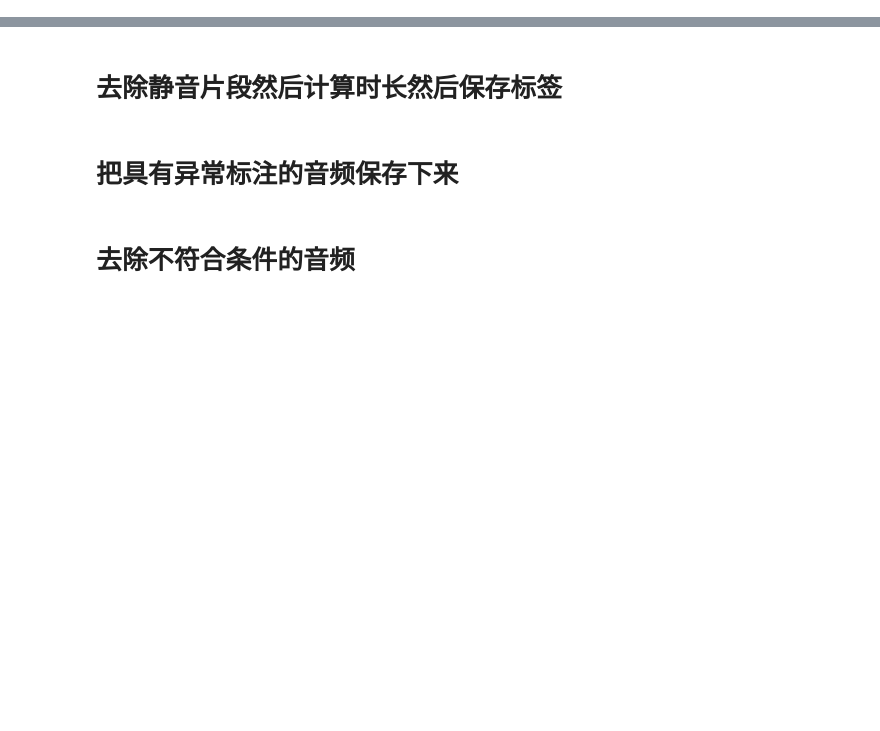
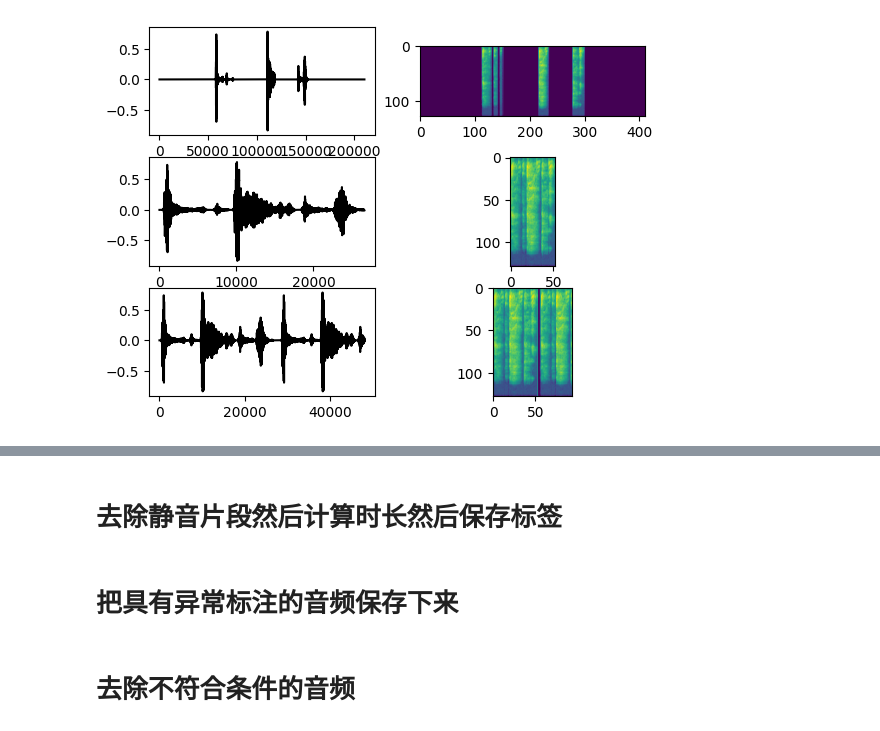
Before and after one commit to ZhaoKe1024/SoundDL-CoughVID, a Jupyter notebook: soundexplore.ipynb, the cells around one changed output, grey strips where cells are left out. Cells and saved outputs as stored; diff of their text form; code cells hidden in the pictures; blank space fills up the shorter version.

```diff
--- a/soundexplore.ipynb
+++ b/soundexplore.ipynb
@@ -19,0 +1,18 @@ plt.show()
+# %%
+import matplotlib.pyplot as plt
+from readers.audio import AudioSegment
+import IPython.display as ipd
+audio_path = "F:/DATAS/COUGHVID-public_dataset_v3/coughvid_20211012/001e2f19-d81c-4029-b33c-d2db56b23a4a.webm"
+# audioseg = AudioSegment.from_file("F:/DATAS/COUGHVID-public_dataset_v3/coughvid_20211012/00422dad-066b-402f-9cac-e9efe51442af.wav")
+# %%
+import numpy as np
+import librosa
+import matplotlib.pyplot as plt
+from readers.audio import AudioSegment
+from readers.featurizer import Wave2Mel
+import torch
+w2m = Wave2Mel(sr=16000)
+k=1
+# %%
+audioseg = AudioSegment.from_file(audio_path)
+ipd.Audio(audio_path)
@@ -19,0 +60,67 @@ plt.show()
+# %%
+def vad(wav, top_db=30, overlap=200):
+    # Split an audio signal into non-silent intervals
+    intervals = librosa.effects.split(wav, top_db=top_db)
+    if len(intervals) == 0:
+        return wav
+    wav_output = [np.array([])]
+    for sliced in intervals:
+        seg = wav[sliced[0]:sliced[1]]
+        if len(seg) < 2 * overlap:
+            wav_output[-1] = np.concatenate((wav_output[-1], seg))
+        else:
+            wav_output.append(seg)
+    wav_output = [x for x in wav_output if len(x) > 0]
+
+    if len(wav_output) == 1:
+        wav_output = wav_output[0]
+    else:
+        wav_output = concatenate(wav_output)
+    return wav_output
+
+def wav_padding(wave, save_len=48000):
+    L = wave.shape[0]
+    if L >= save_len:
+        return
+    new_signal = np.zeros(save_len)
+    resi = save_len - L
+    new_signal[:L] = wave
+    # print("resi:", resi)
+    interval = 1500
+    i = 1
+    while resi > 0:
+        # print("resi:", resi)
+        if resi - interval - L > 0:
+            new_signal[i * (L + interval):i * (L + interval) + L] = wave
+            resi -= interval + L
+        elif resi - interval > 0:
+            LL = resi - interval
+            new_signal[i * (L + interval):i * (L + interval) + LL] = wave[:LL]
+            break
+        else:
+            break
+        i += 1
+    return new_signal
+
+wave = audioseg.samples
+plt.figure(0)
+plt.subplot(3,2,1)
+plt.plot(range(len(wave)), wave, c="black")
+plt.subplot(3,2, 2)
+plt.imshow(w2m(torch.from_numpy(wave)))
+
+wave1 = vad(wave)
+plt.subplot(3,2,3)
+plt.plot(range(len(wave1)), wave1, c="black")
+plt.subplot(3,2, 4)
+plt.imshow(w2m(torch.from_numpy(wave1).to(torch.float32)))
+
+wave2 = wav_padding(wave1)
+plt.subplot(3,2,5)
+plt.plot(range(len(wave2)), wave2, c="black")
+plt.subplot(3,2, 6)
+plt.imshow(w2m(torch.from_numpy(wave2).to(torch.float32)))
+
+plt.show()
+# %% [output]
+[figure, added]
```
Also changed, not shown: parts of 4 cells of this notebook, 7 other files.
